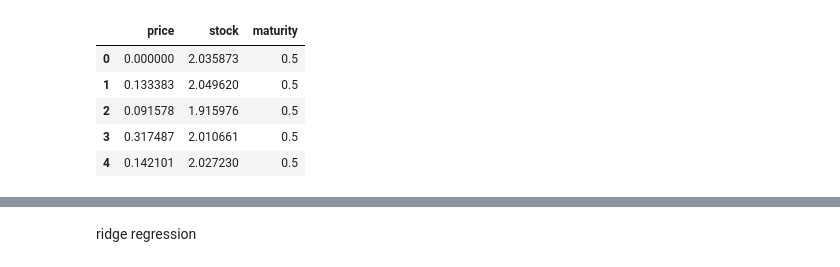
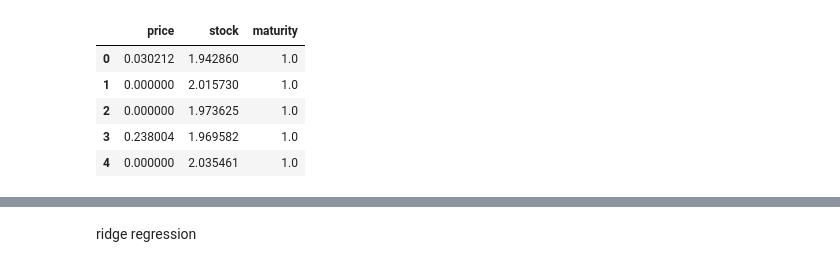
Before and after one commit to anitamezzetti/Heston_option_pricing, a Jupyter notebook: ml models.ipynb, the cells around one changed output, grey strips where cells are left out. Cells and saved outputs as stored; diff of their text form; code cells hidden in the pictures.

Commit message:
save dataset2

```diff
--- a/ml models.ipynb
+++ b/ml models.ipynb
@@ -15,17 +15,17 @@ from sklearn.metrics import mean_squared_error
 import warnings
 warnings.simplefilter(action='ignore', category=FutureWarning)
 # %%
-df = pd.read_csv("data.csv")
+df = pd.read_csv("dataset1.csv")
 df = df.drop('Unnamed: 0', axis=1)
 
 df.head()
 # %% [output]
 |  | price | stock | maturity |
-| 0 | 0.000000 | 2.035873 | 0.5 |
-| 1 | 0.133383 | 2.049620 | 0.5 |
-| 2 | 0.091578 | 1.915976 | 0.5 |
-| 3 | 0.317487 | 2.010661 | 0.5 |
-| 4 | 0.142101 | 2.027230 | 0.5 |
+| 0 | 0.030212 | 1.942860 | 1.0 |
+| 1 | 0.000000 | 2.015730 | 1.0 |
+| 2 | 0.000000 | 1.973625 | 1.0 |
+| 3 | 0.238004 | 1.969582 | 1.0 |
+| 4 | 0.000000 | 2.035461 | 1.0 |
 # %%
 y = df.price
 X = df.drop('price', axis=1)
```
Also changed, not shown: parts of 6 cells of this notebook, 3 other files.
